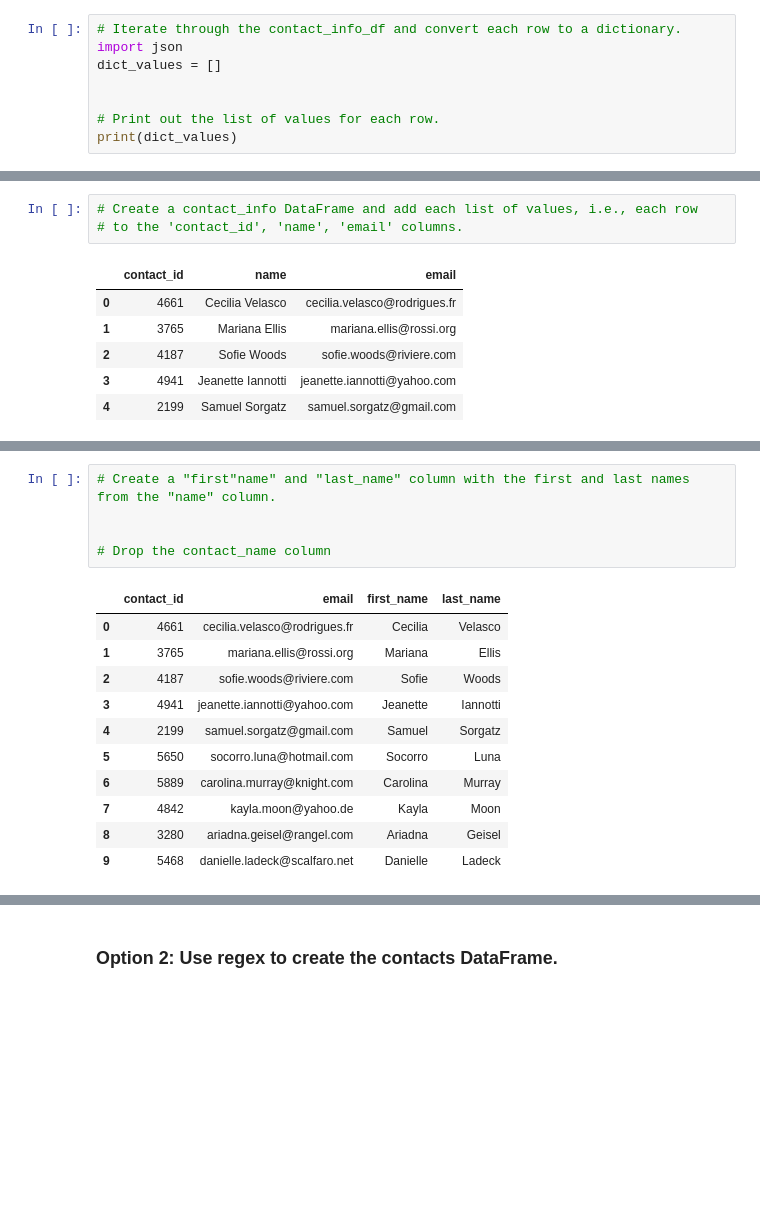
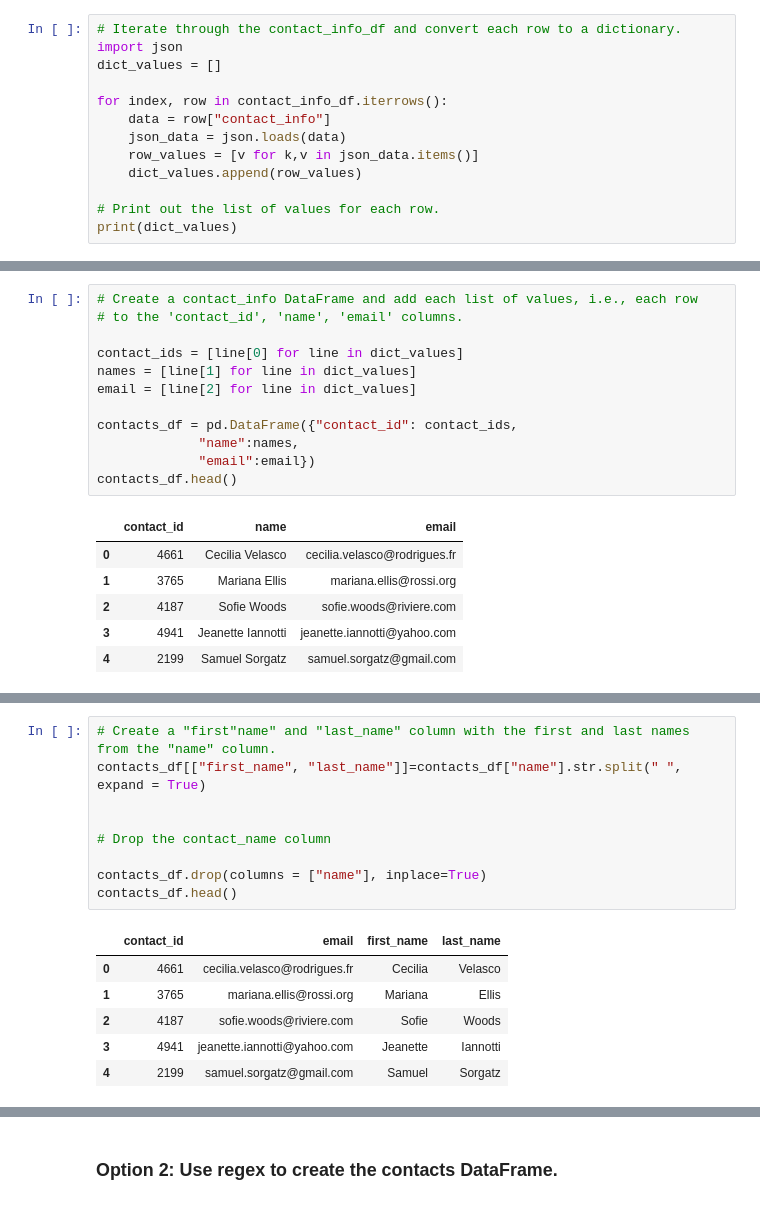
Before and after one commit to UzmaSayyeda/Crowdfunding_ETL, a Jupyter notebook: ETL_Mini_Project_SRoethlisberger_USayyeda.ipynb, the cells around one changed output, grey strips where cells are left out. Drawn from its saved outputs; the diff is of its cells as text; blank space fills up the shorter version.

```diff
--- a/ETL_Mini_Project_SRoethlisberger_USayyeda.ipynb
+++ b/ETL_Mini_Project_SRoethlisberger_USayyeda.ipynb
@@ -313,6 +315,11 @@ Then export the DataFrame as a `contacts.csv` CSV file.
 import json
 dict_values = []
 
+for index, row in contact_info_df.iterrows():
+    data = row["contact_info"]
+    json_data = json.loads(data)
+    row_values = [v for k,v in json_data.items()]
+    dict_values.append(row_values)
 
 # Print out the list of values for each row.
 print(dict_values)
@@ -321,6 +328,15 @@ print(dict_values)
 # %%
 # Create a contact_info DataFrame and add each list of values, i.e., each row
 # to the 'contact_id', 'name', 'email' columns.
+
+contact_ids = [line[0] for line in dict_values]
+names = [line[1] for line in dict_values]
+email = [line[2] for line in dict_values]
+
+contacts_df = pd.DataFrame({"contact_id": contact_ids,
+             "name":names,
+             "email":email})
+contacts_df.head()
 # %% [output]
 |  | contact_id | name | email |
 | 0 | 4661 | Cecilia Velasco | cecilia.velasco@rodrigues.fr |
@@ -343,18 +360,17 @@ dtypes: int64(1), object(2)
 memory usage: 23.6+ KB
 # %%
 # Create a "first"name" and "last_name" column with the first and last names from the "name" column.
+contacts_df[["first_name", "last_name"]]=contacts_df["name"].str.split(" ", expand = True)
 
 
 # Drop the contact_name column
+
+contacts_df.drop(columns = ["name"], inplace=True)
+contacts_df.head()
 # %% [output]
 |  | contact_id | email | first_name | last_name |
 | 0 | 4661 | cecilia.velasco@rodrigues.fr | Cecilia | Velasco |
 | 1 | 3765 | mariana.ellis@rossi.org | Mariana | Ellis |
 | 2 | 4187 | sofie.woods@riviere.com | Sofie | Woods |
 | 3 | 4941 | jeanette.iannotti@yahoo.com | Jeanette | Iannotti |
 | 4 | 2199 | samuel.sorgatz@gmail.com | Samuel | Sorgatz |
-| 5 | 5650 | socorro.luna@hotmail.com | Socorro | Luna |
-| 6 | 5889 | carolina.murray@knight.com | Carolina | Murray |
-| 7 | 4842 | kayla.moon@yahoo.de | Kayla | Moon |
-| 8 | 3280 | ariadna.geisel@rangel.com | Ariadna | Geisel |
-| 9 | 5468 | danielle.ladeck@scalfaro.net | Danielle | Ladeck |
```
Also changed, not shown: parts of 17 cells of this notebook.
